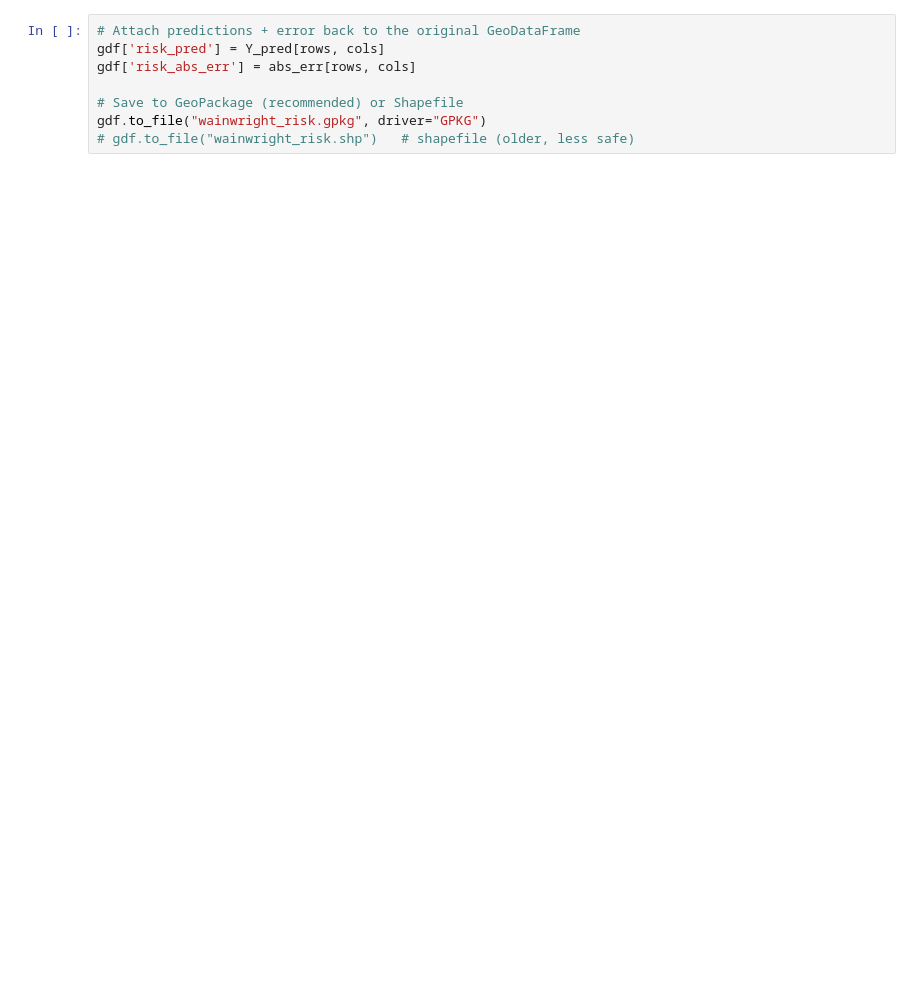
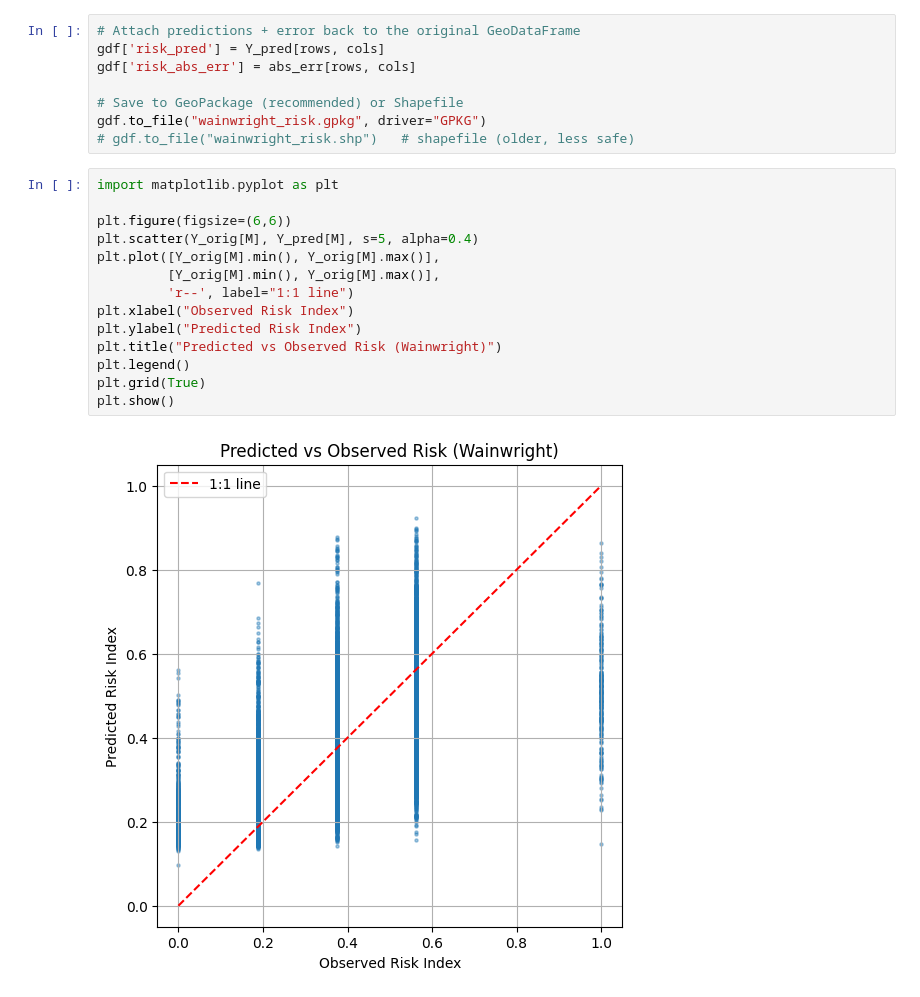
Before and after one commit to EmineSenkardesler/R121_02, a Jupyter notebook: codes/autoencoder_02.ipynb, the cells around one changed output. Saved outputs shown, nothing was run; the diff lists cells and outputs as text; blank space fills up the shorter version.

```diff
--- a/codes/autoencoder_02.ipynb
+++ b/codes/autoencoder_02.ipynb
@@ -311,3 +338,19 @@ gdf['risk_abs_err'] = abs_err[rows, cols]
 # Save to GeoPackage (recommended) or Shapefile
 gdf.to_file("wainwright_risk.gpkg", driver="GPKG")
 # gdf.to_file("wainwright_risk.shp")   # shapefile (older, less safe)
+# %%
+import matplotlib.pyplot as plt
+
+plt.figure(figsize=(6,6))
+plt.scatter(Y_orig[M], Y_pred[M], s=5, alpha=0.4)
+plt.plot([Y_orig[M].min(), Y_orig[M].max()],
+         [Y_orig[M].min(), Y_orig[M].max()],
+         'r--', label="1:1 line")
+plt.xlabel("Observed Risk Index")
+plt.ylabel("Predicted Risk Index")
+plt.title("Predicted vs Observed Risk (Wainwright)")
+plt.legend()
+plt.grid(True)
+plt.show()
+# %% [output]
+[figure, added]
```
Also changed, not shown: parts of 9 cells of this notebook, 4 other files.
